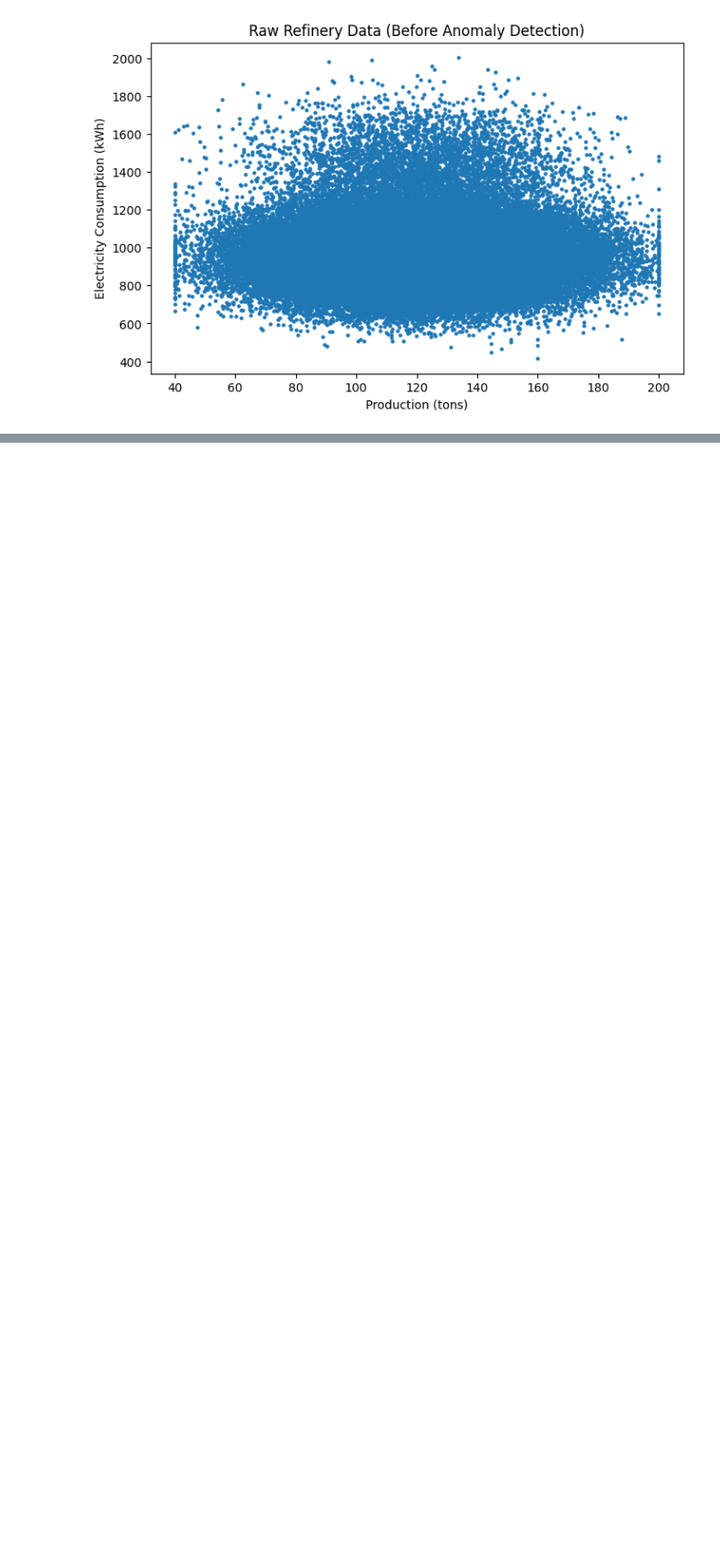
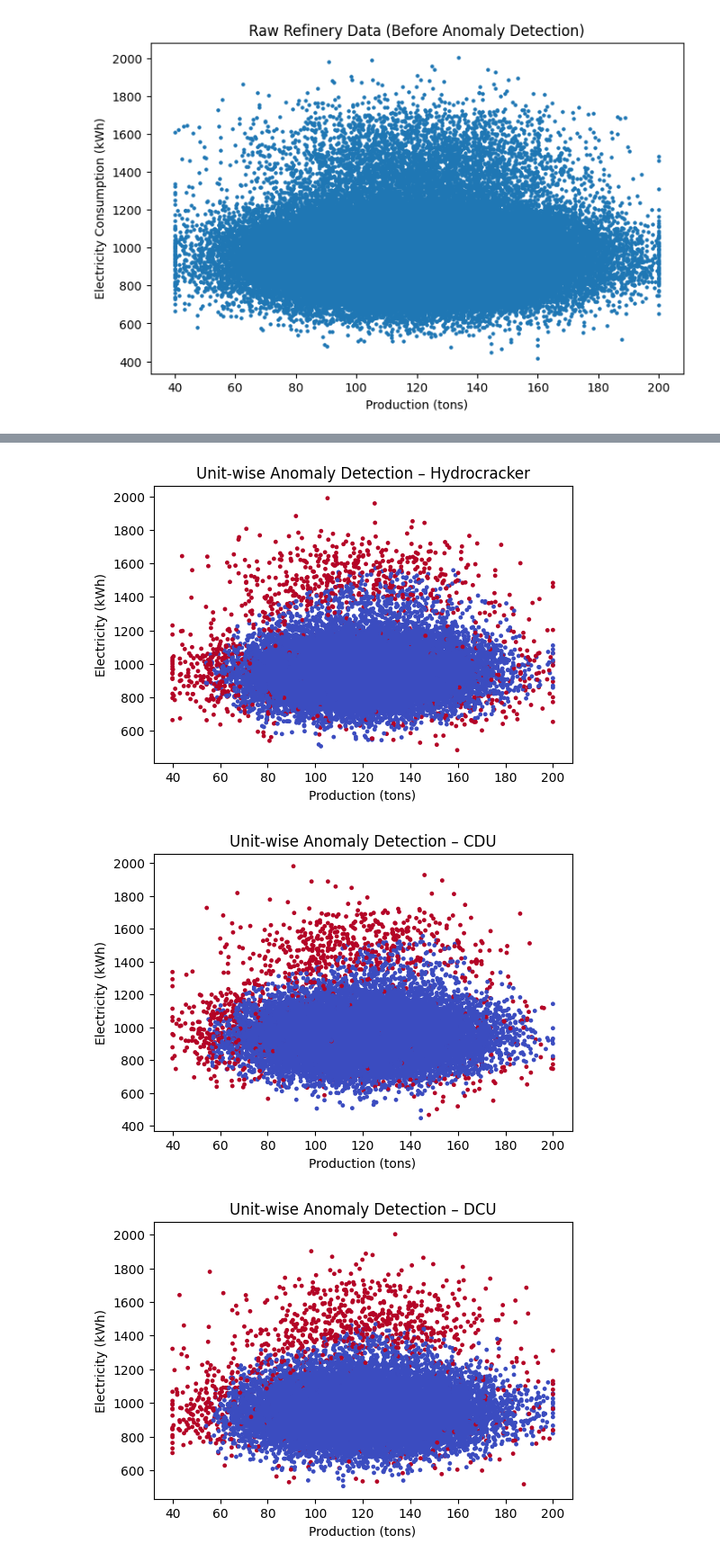
Before and after one commit to Dharamchandpatle/Refinery-AIML, a Jupyter notebook: AnamolyDetectionIOCL.ipynb, the cells around one changed output, grey strips where cells are left out. Shown at 90% size. Saved outputs shown, nothing was run; the diff lists cells and outputs as text; code cells hidden in the pictures; blank space fills up the shorter version.

```diff
--- a/AnamolyDetectionIOCL.ipynb
+++ b/AnamolyDetectionIOCL.ipynb
@@ -187,3 +138,0 @@ df[df["anomaly"] == 1].head(10)
-# %%
-# 2. Handle missing values
-df.fillna(df.median(), inplace=True)
@@ -191,0 +141,47 @@ TypeError: Cannot convert [['Hydrocracker' 'CDU' 'DCU' ... 'CDU' 'DCU' 'DCU']] t
+# %%
+# Split data unit-wise
+unit_dfs = {
+    unit: df[df["unit_name"] == unit].copy()
+    for unit in df["unit_name"].unique()
+}
+
+
+# Train Isolation Forest per unit
+
+unit_models = {}
+
+for unit, unit_df in unit_dfs.items():
+    model = IsolationForest(
+        n_estimators=100,
+        contamination=0.05,
+        random_state=42
+    )
+    model.fit(unit_df[features])
+    unit_models[unit] = model
+
+
+# Detect anomalies unit-wise
+for unit, unit_df in unit_dfs.items():
+    preds = unit_models[unit].predict(unit_df[features])
+    unit_df["anomaly"] = np.where(preds == -1, 1, 0)
+    unit_dfs[unit] = unit_df
+
+# Visual per unit
+
+for unit, unit_df in unit_dfs.items():
+    plt.figure(figsize=(6,4))
+    plt.scatter(
+        unit_df["production_tons"],
+        unit_df["electricity_kwh"],
+        c=unit_df["anomaly"],
+        cmap="coolwarm",
+        s=6
+    )
+    plt.title(f"Unit-wise Anomaly Detection – {unit}")
+    plt.xlabel("Production (tons)")
+    plt.ylabel("Electricity (kWh)")
+    plt.show()
+# %% [output]
+[figure, added]
+[figure, added]
+[figure, added]
```
Also changed, not shown: parts of 18 cells of this notebook.
